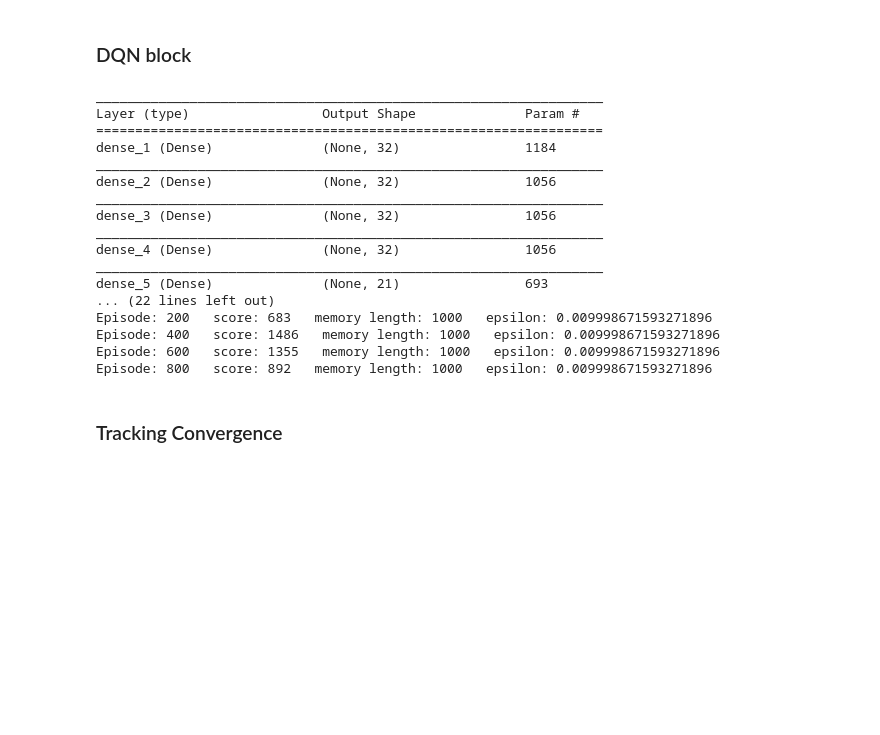
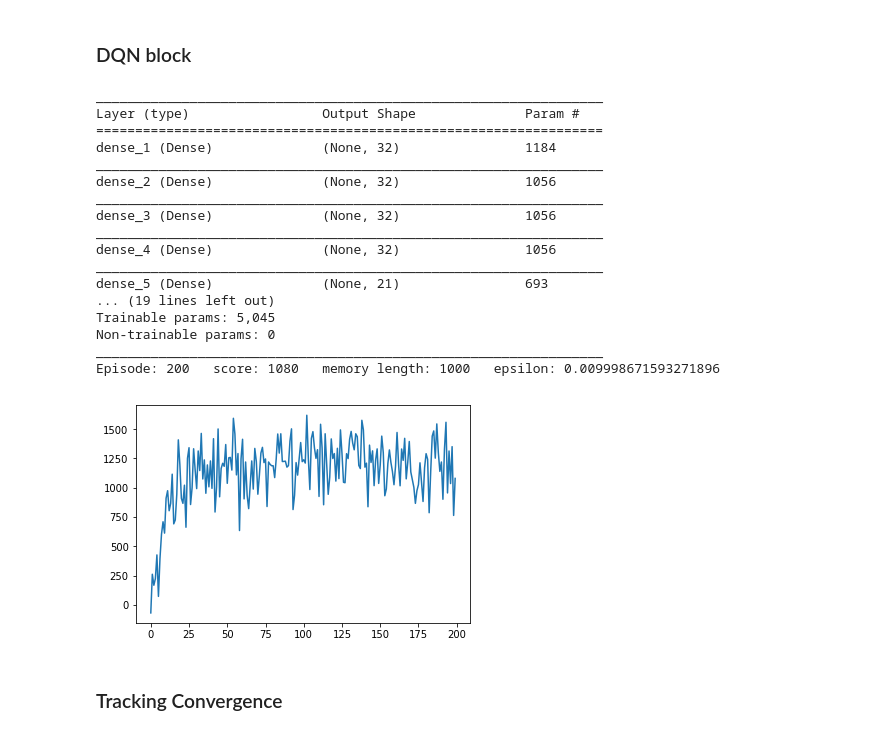
Before and after one commit to bkumar12888/RL_Project, a Jupyter notebook: aravind_latest/DQN_Agent_Arch1_v4.ipynb, the cells around one changed output. Cells and saved outputs as stored; diff of their text form; code cells hidden in the pictures; blank space fills up the shorter version.

```diff
--- a/aravind_latest/DQN_Agent_Arch1_v4.ipynb
+++ b/aravind_latest/DQN_Agent_Arch1_v4.ipynb
@@ -63,15 +63,15 @@ def initialise_tracking_states(episodes):
     for q_value in sample_q_values:
         state = q_value[0]
         action = q_value[1]
-        for episode in range(episodes):
-            States_track[state + '-' + action][episode] = []
+        States_track[state][action] = []
 # %%
 # Function to save q-value for tracking states-action pair
-def save_tracking_states(curr_state, curr_action, episode, curr_q_value):
-    curr_state_action = curr_state + '-' + curr_action
-    for state_action in States_track.keys():
-        if state_action == curr_state_action:
-            States_track[state_action][episode] = curr_q_value
+def save_tracking_states(curr_state, curr_action, curr_q_value):
+    for state in States_track.keys():
+        if state == curr_state:
+            for action in States_track.values():
+                if action == curr_action:
+                    States_track[state][action].append(curr_q_value)
 # %%
 #Defining a function to save the Q-dictionary as a pickle file
 def save_obj(obj, name ):
@@ -226,7 +226,7 @@ class DQNAgent:
     def get_model_weights(self):
         return self.model.get_weights()
 # %%
-Episodes = 2000
+Episodes = 200
 # %% [markdown]
 ### DQN block
 # %%
@@ -302,40 +302,41 @@ for episode in range(Episodes):
     # this way is much easier to track because other states would be difficult to track as it is heavily dependant on the location and action taken
     track_state_encode = encode_track_state(track_state)
     track_state_encoded = env.state_encod_arch1(track_state)
     track_state_encoded = np.reshape(track_state_encoded, [1, state_size])
     track_q_values = agent.get_q_values(track_state_encoded)
 
     for index in range(len(env.action_space)):
         track_action_encode = encode_track_action(env.action_space[index])
-        save_tracking_states(track_state_encode, track_action_encode, episode, track_q_values[index])
+        save_tracking_states(track_state_encode, track_action_encode, track_q_values[index])
 
     #save the model
     if (episode + 1) % 200 == 0:
         print("Episode:", episode + 1, "  score:", score, "  memory length:", len(agent.memory), "  epsilon:", agent.epsilon)
-        pylab.plot(scores, episodes)
+        pylab.plot(episodes, scores)
         pylab.savefig("./" + directory_graph + "/cardriver_dqn_" + str(score) + ".png")
         agent.save("./" + directory_model + "/cardriver_dqn_" + str(score) + ".h5")
         agent.save_model_graph(str(score))
         # this is the only one required for assignment. this will create pickle file
         save_obj(agent.get_model_weights(), "./" + directory_model + "/cardriver_dqn_" + str(score))
 # %% [output]
 _________________________________________________________________
 Layer (type)                 Output Shape              Param #
 =================================================================
 dense_1 (Dense)              (None, 32)                1184
 _________________________________________________________________
 dense_2 (Dense)              (None, 32)                1056
 _________________________________________________________________
 dense_3 (Dense)              (None, 32)                1056
 _________________________________________________________________
 dense_4 (Dense)              (None, 32)                1056
 _________________________________________________________________
 dense_5 (Dense)              (None, 21)                693
-... (22 lines left out)
-Episode: 200   score: 683   memory length: 1000   epsilon: 0.009998671593271896
-Episode: 400   score: 1486   memory length: 1000   epsilon: 0.009998671593271896
-Episode: 600   score: 1355   memory length: 1000   epsilon: 0.009998671593271896
-Episode: 800   score: 892   memory length: 1000   epsilon: 0.009998671593271896
+... (19 lines left out)
+Trainable params: 5,045
+Non-trainable params: 0
+_________________________________________________________________
+Episode: 200   score: 1080   memory length: 1000   epsilon: 0.009998671593271896
+[figure, added]
 # %% [markdown]
 ### Tracking Convergence
 # %%
```
Also changed, not shown: parts of 3 cells of this notebook.
